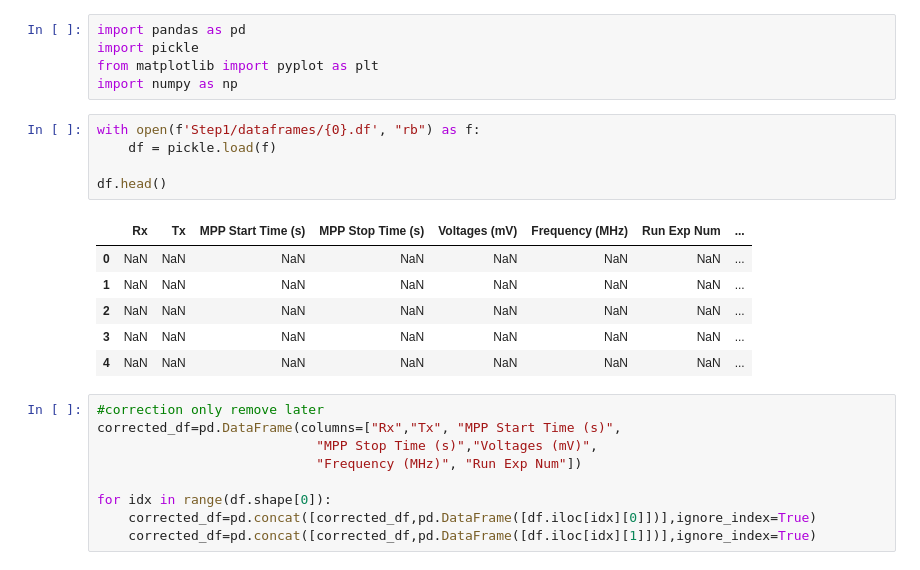
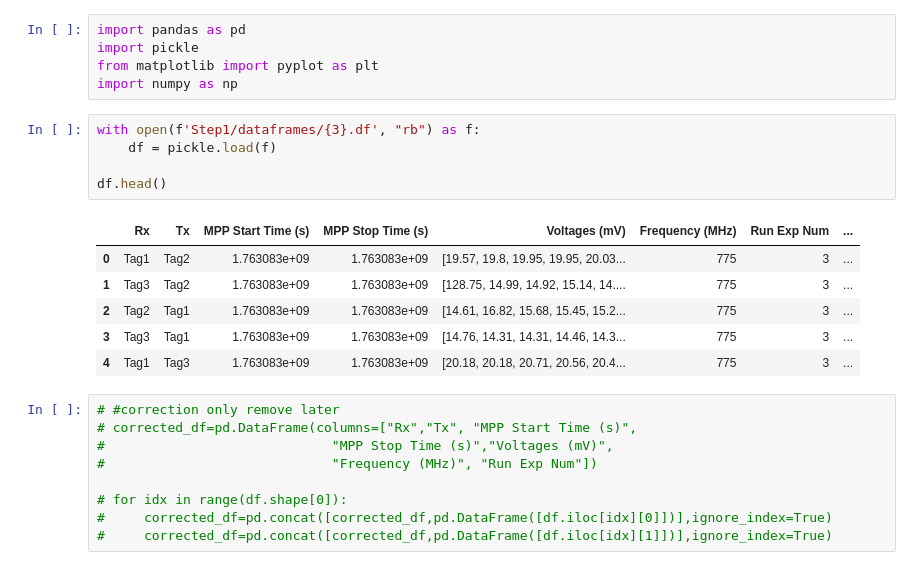
Before and after one commit to manavjeetsingh/RFImaging, a Jupyter notebook: Rovering/OCS/ThreeTags1/qualityCheck.ipynb, the cells around one changed output. Saved outputs shown, nothing was run; the diff lists cells and outputs as text.

```diff
--- a/Rovering/OCS/ThreeTags1/qualityCheck.ipynb
+++ b/Rovering/OCS/ThreeTags1/qualityCheck.ipynb
@@ -4,24 +4,24 @@ import pickle
 from matplotlib import pyplot as plt
 import numpy as np
 # %%
-with open(f'Step1/dataframes/{0}.df', "rb") as f:
+with open(f'Step1/dataframes/{3}.df', "rb") as f:
     df = pickle.load(f)
 
 df.head()
 # %% [output]
 |  | Rx | Tx | MPP Start Time (s) | MPP Stop Time (s) | Voltages (mV) | Frequency (MHz) | Run Exp Num | ... |
-| 0 | NaN | NaN | NaN | NaN | NaN | NaN | NaN | ... |
-| 1 | NaN | NaN | NaN | NaN | NaN | NaN | NaN | ... |
-| 2 | NaN | NaN | NaN | NaN | NaN | NaN | NaN | ... |
-| 3 | NaN | NaN | NaN | NaN | NaN | NaN | NaN | ... |
-| 4 | NaN | NaN | NaN | NaN | NaN | NaN | NaN | ... |
+| 0 | Tag1 | Tag2 | 1.763083e+09 | 1.763083e+09 | [19.57, 19.8, 19.95, 19.95, 20.03... | 775 | 3 | ... |
+| 1 | Tag3 | Tag2 | 1.763083e+09 | 1.763083e+09 | [128.75, 14.99, 14.92, 15.14, 14.... | 775 | 3 | ... |
+| 2 | Tag2 | Tag1 | 1.763083e+09 | 1.763083e+09 | [14.61, 16.82, 15.68, 15.45, 15.2... | 775 | 3 | ... |
+| 3 | Tag3 | Tag1 | 1.763083e+09 | 1.763083e+09 | [14.76, 14.31, 14.31, 14.46, 14.3... | 775 | 3 | ... |
+| 4 | Tag1 | Tag3 | 1.763083e+09 | 1.763083e+09 | [20.18, 20.18, 20.71, 20.56, 20.4... | 775 | 3 | ... |
 # %%
-#correction only remove later
-corrected_df=pd.DataFrame(columns=["Rx","Tx", "MPP Start Time (s)",
-                            "MPP Stop Time (s)","Voltages (mV)",
-                            "Frequency (MHz)", "Run Exp Num"])
+# #correction only remove later
+# corrected_df=pd.DataFrame(columns=["Rx","Tx", "MPP Start Time (s)",
+#                             "MPP Stop Time (s)","Voltages (mV)",
+#                             "Frequency (MHz)", "Run Exp Num"])
 
-for idx in range(df.shape[0]):
-    corrected_df=pd.concat([corrected_df,pd.DataFrame([df.iloc[idx][0]])],ignore_index=True)
-    corrected_df=pd.concat([corrected_df,pd.DataFrame([df.iloc[idx][1]])],ignore_index=True)
+# for idx in range(df.shape[0]):
+#     corrected_df=pd.concat([corrected_df,pd.DataFrame([df.iloc[idx][0]])],ignore_index=True)
+#     corrected_df=pd.concat([corrected_df,pd.DataFrame([df.iloc[idx][1]])],ignore_index=True)
 # %%
```
Also changed, not shown: parts of 4 cells of this notebook, 48 other files.
